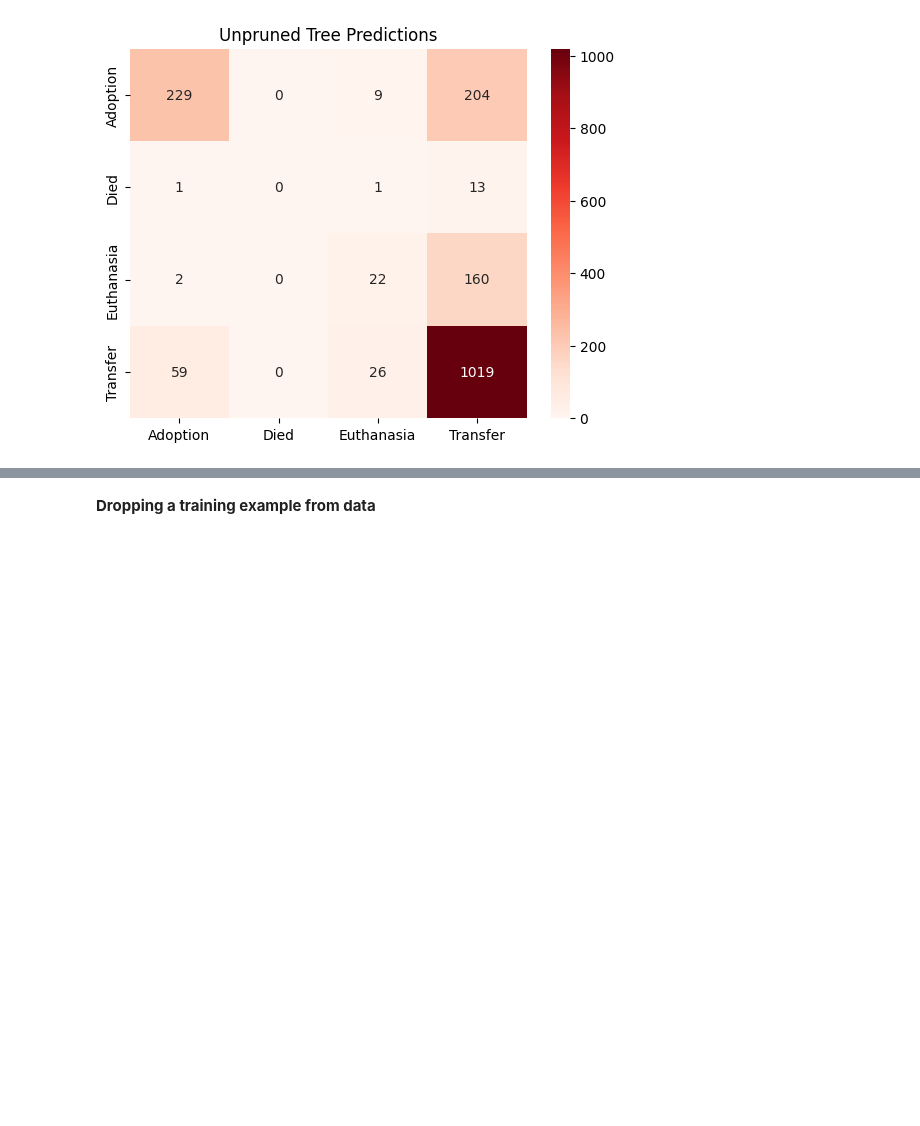
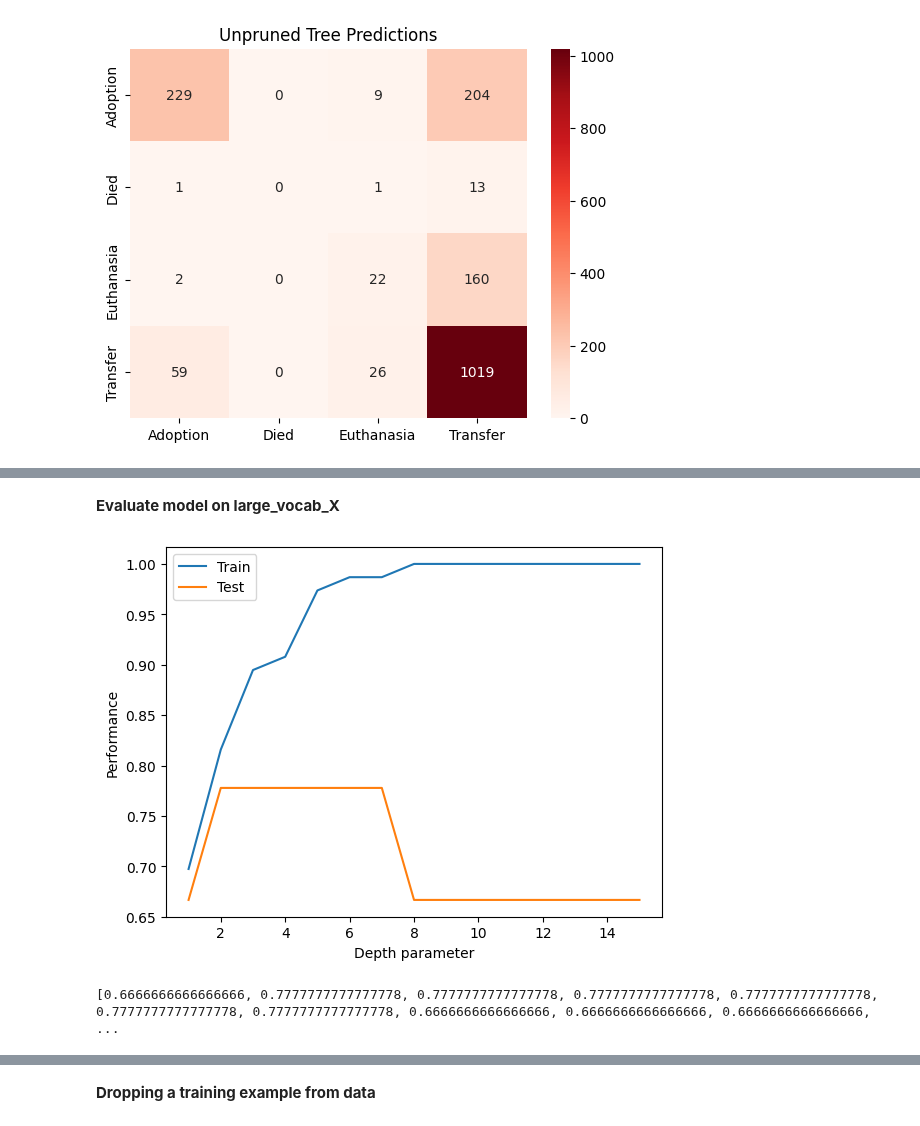
Before and after one commit to sascott9655/ADS-504-Machine-Learning, a Jupyter notebook: Sample_Code_HW_Assignment_2_1.ipynb, the cells around one changed output, grey strips where cells are left out. Saved outputs shown, nothing was run; the diff lists cells and outputs as text; code cells hidden in the pictures; blank space fills up the shorter version.

```diff
--- a/Sample_Code_HW_Assignment_2_1.ipynb
+++ b/Sample_Code_HW_Assignment_2_1.ipynb
@@ -271,0 +390,30 @@ large_vocab_X= X [kept_words2.index]
+# %% [markdown]
+**Evaluate model on large_vocab_X**
+# %%
+# Now repeat the previous analysis (design model by changing the model depth
+#from 1 to 16) with smaller word dataset large_vocab_X
+# Plot the above graph again
+
+X_train2, X_test2, y_train2, y_test2 = train_test_split(large_vocab_X, y, train_size=0.90, test_size=0.10,
+                                                    random_state=42)
+
+train_acc2 = list()
+test_acc2 = list()
+
+for x in range(1,16):
+  t2 = tree.DecisionTreeClassifier(random_state=42, max_depth=x)
+  t2.fit(X_train2, y_train2)
+  train_pred2 = t2.predict(X_train2)
+  test_pred2 = t2.predict(X_test2)
+  train_acc2.append(accuracy_score(y_train2, train_pred2))
+  test_acc2.append(accuracy_score(y_test2, test_pred2))
+plt.plot(range(1,16),train_acc2, label='Train')
+plt.plot(range(1,16),test_acc2, label='Test')
+plt.legend(loc='upper left')
+plt.xlabel('Depth parameter')
+plt.ylabel('Performance')
+plt.show()
+print(test_acc2)
+# %% [output]
+[figure, added]
+[0.6666666666666666, 0.7777777777777778, 0.7777777777777778, 0.7777777777777778, 0.7777777777777778, 0.7777777777777778, 0.7777777777777778, 0.6666666666666666, 0.6666666666666666, 0.6666666666666666, ...
```
Also changed, not shown: parts of 42 cells of this notebook.
